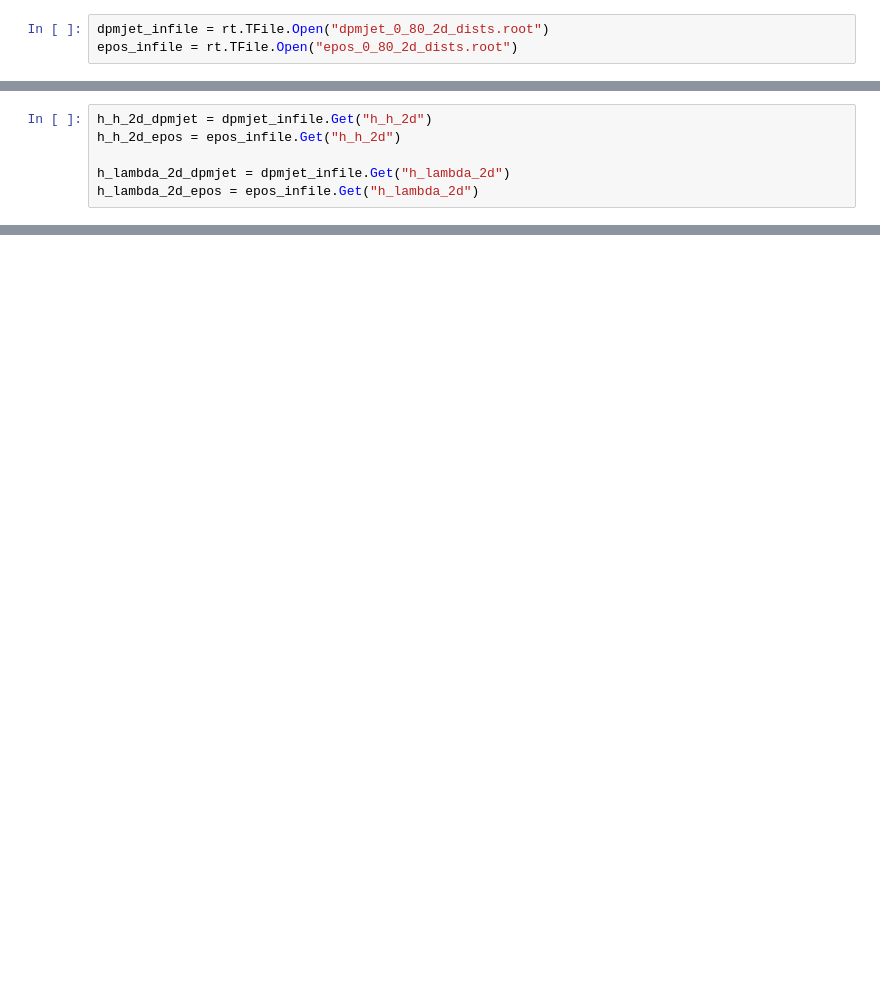
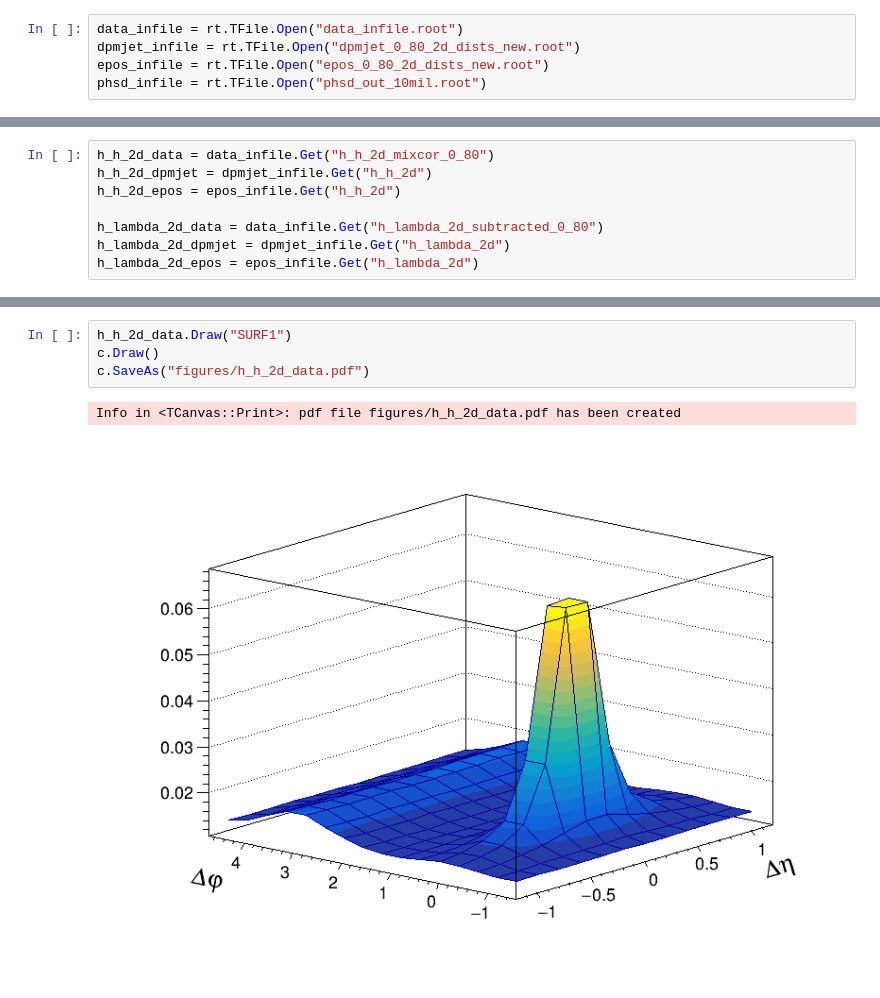
Before and after one commit to rhanniga/lambda-over-hadron, a Jupyter notebook: model_comp/quick_comp.ipynb, the cells around one changed output, grey strips where cells are left out. Cells and saved outputs as stored; diff of their text form; blank space fills up the shorter version.

```diff
--- a/model_comp/quick_comp.ipynb
+++ b/model_comp/quick_comp.ipynb
@@ -11,3 +18,5 @@ c.SetBottomMargin(0.15)
 # %%
-dpmjet_infile = rt.TFile.Open("dpmjet_0_80_2d_dists.root")
-epos_infile = rt.TFile.Open("epos_0_80_2d_dists.root")
+data_infile = rt.TFile.Open("data_infile.root")
+dpmjet_infile = rt.TFile.Open("dpmjet_0_80_2d_dists_new.root")
+epos_infile = rt.TFile.Open("epos_0_80_2d_dists_new.root")
+phsd_infile = rt.TFile.Open("phsd_out_10mil.root")
@@ -14,6 +121,8 @@ epos_infile = rt.TFile.Open("epos_0_80_2d_dists.root")
 # %%
+h_h_2d_data = data_infile.Get("h_h_2d_mixcor_0_80")
 h_h_2d_dpmjet = dpmjet_infile.Get("h_h_2d")
 h_h_2d_epos = epos_infile.Get("h_h_2d")
 
+h_lambda_2d_data = data_infile.Get("h_lambda_2d_subtracted_0_80")
 h_lambda_2d_dpmjet = dpmjet_infile.Get("h_lambda_2d")
 h_lambda_2d_epos = epos_infile.Get("h_lambda_2d")
@@ -34,2 +189,9 @@ h_lambda_2d_epos.GetYaxis().SetTitle("\Delta\varphi")
+# %%
+h_h_2d_data.Draw("SURF1")
+c.Draw()
+c.SaveAs("figures/h_h_2d_data.pdf")
+# %% [output]
+Info in <TCanvas::Print>: pdf file figures/h_h_2d_data.pdf has been created
+[figure, added]
 # %%
 h_h_2d_dpmjet.Draw("SURF1")
```
Also changed, not shown: parts of 24 cells of this notebook, 13 other files.
